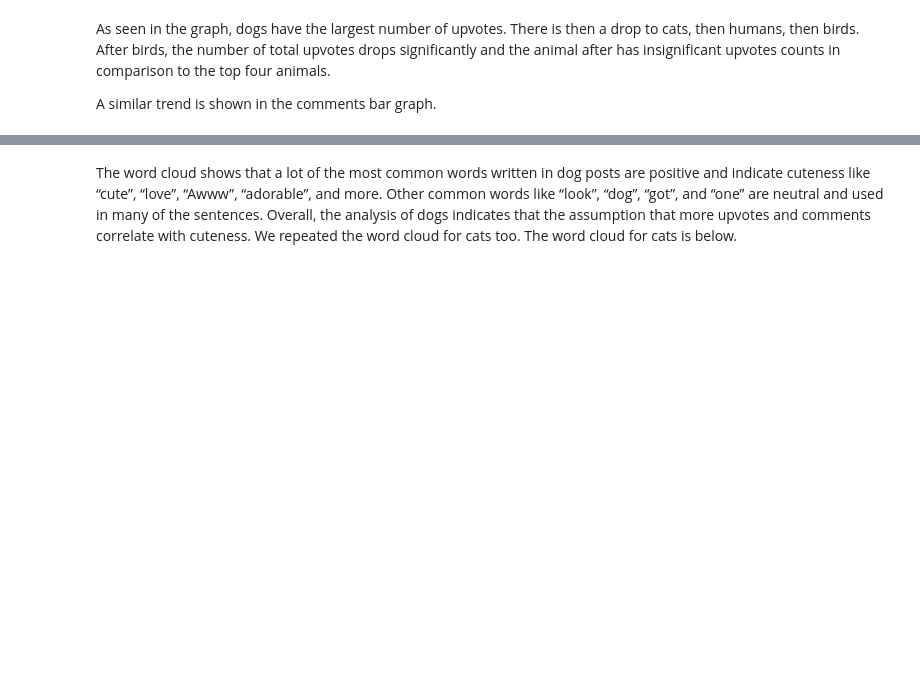
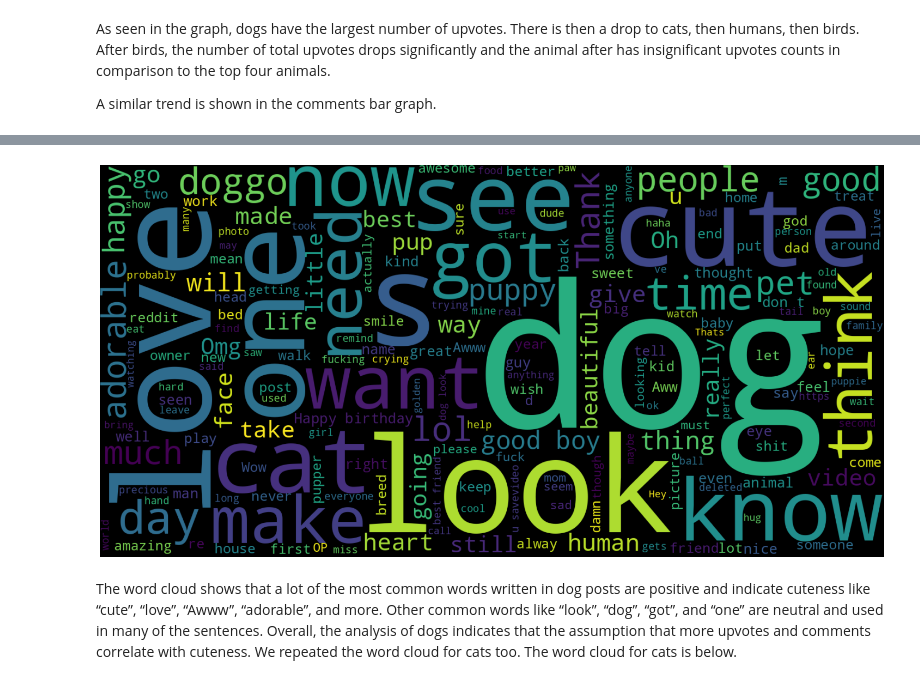
Before and after one commit to olincollege/cute-animals-reddit, a Jupyter notebook: comp_essay.ipynb, the cells around one changed output, grey strips where cells are left out. Cells and saved outputs as stored; diff of their text form; code cells hidden in the pictures; blank space fills up the shorter version.

```diff
--- a/comp_essay.ipynb
+++ b/comp_essay.ipynb
@@ -37,4 +66,9 @@ To make a word cloud, we download a libalby called wordcloud which creates word
 
 The word cloud for dog is below.
+# %%
+from word_clouds import create_word_cloud
+create_word_cloud('dog')
+# %% [output]
+[figure, added]
 # %% [markdown]
 The word cloud shows that a lot of the most common words written in dog posts are positive and indicate cuteness like “cute”, “love”, “Awww”, “adorable”, and more. Other common words like “look”, “dog”, “got”, and “one” are neutral and used in many of the sentences. Overall, the analysis of dogs indicates that the assumption that more upvotes and comments correlate with cuteness.  We repeated the word cloud for cats too. The word cloud for cats is below.
```
Also changed, not shown: parts of 17 cells of this notebook, 7 other files.
